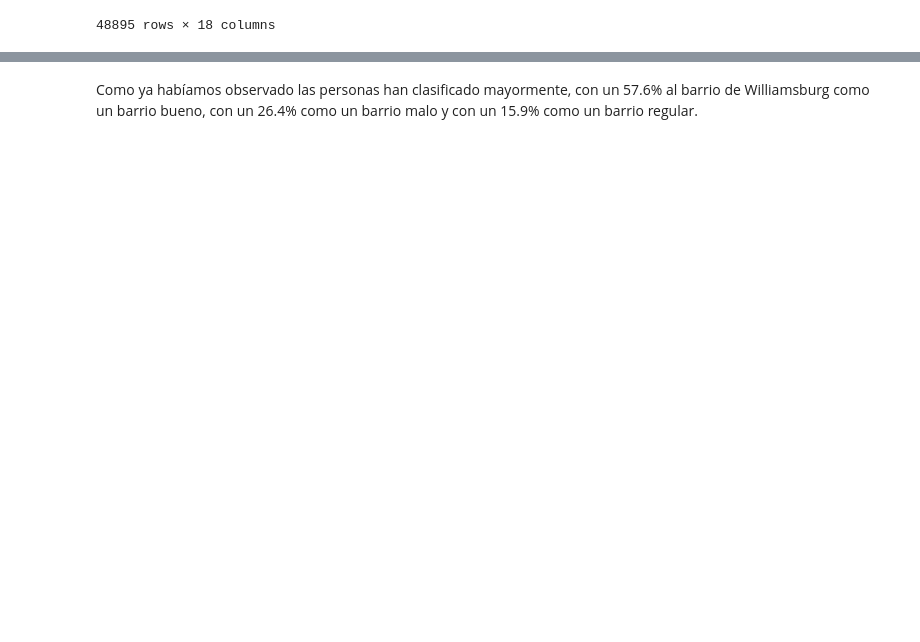
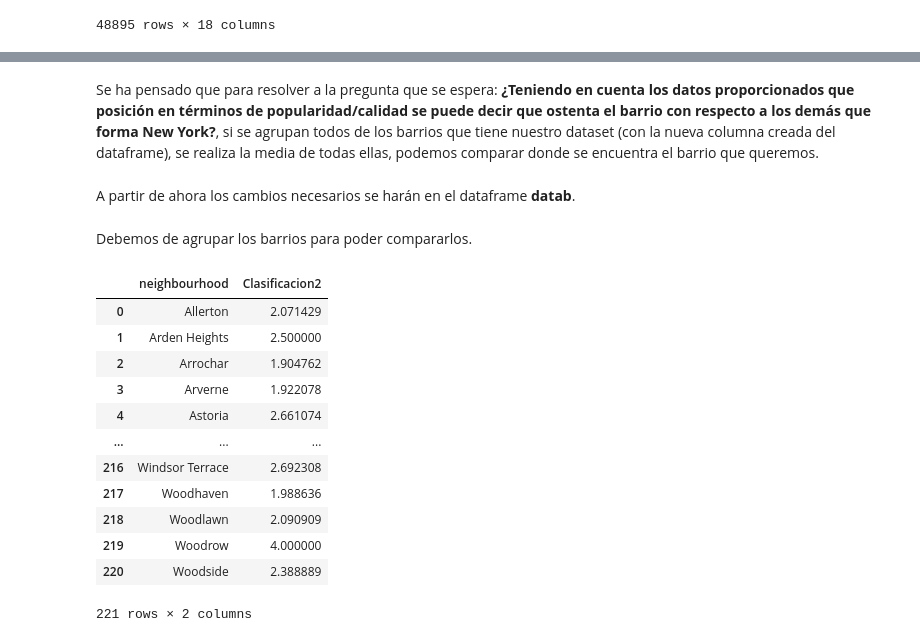
Before and after one commit to MartaAmoresCastillejo/LAB1, a Jupyter notebook: Lab1.ipynb, the cells around one changed output, grey strips where cells are left out. Cells and saved outputs as stored; diff of their text form; code cells hidden in the pictures; blank space fills up the shorter version.

```diff
--- a/Lab1.ipynb
+++ b/Lab1.ipynb
@@ -338,3 +315,0 @@ Cambiamos los valores nulos que nos han surgido por 1.
-# %%
-data['Clasificacion2'].fillna(1, inplace=True)
-data
@@ -412,2 +316,26 @@ plt.show()
-# %% [markdown]
-Como ya habíamos observado las personas han clasificado mayormente, con un 57.6% al barrio de Williamsburg como un barrio bueno, con un 26.4% como un barrio malo y con un 15.9% como un barrio regular.
+# %% [markdown]
+Se ha pensado que para resolver a la pregunta que se espera: **¿Teniendo en cuenta los datos proporcionados que posición en términos de popularidad/calidad se puede decir que ostenta el barrio con respecto a los demás que forma New York?**, si se agrupan todos de los barrios que tiene nuestro dataset (con la nueva columna creada del dataframe), se realiza la media de todas ellas, podemos comparar donde se encuentra el barrio que queremos.
+# %% [markdown]
+A partir de ahora los cambios necesarios se harán en el dataframe **datab**.
+# %%
+datab = data
+# %% [markdown]
+Debemos de agrupar los barrios para poder compararlos.
+# %%
+datab = datab.groupby("neighbourhood").mean().reset_index()
+datab = datab[['neighbourhood', 'Clasificacion2']]
+datab
+# %% [output]
+|  | neighbourhood | Clasificacion2 |
+| 0 | Allerton | 2.071429 |
+| 1 | Arden Heights | 2.500000 |
+| 2 | Arrochar | 1.904762 |
+| 3 | Arverne | 1.922078 |
+| 4 | Astoria | 2.661074 |
+| ... | ... | ... |
+| 216 | Windsor Terrace | 2.692308 |
+| 217 | Woodhaven | 1.988636 |
+| 218 | Woodlawn | 2.090909 |
+| 219 | Woodrow | 4.000000 |
+| 220 | Woodside | 2.388889 |
+221 rows × 2 columns
```
Also changed, not shown: parts of 60 cells of this notebook.
